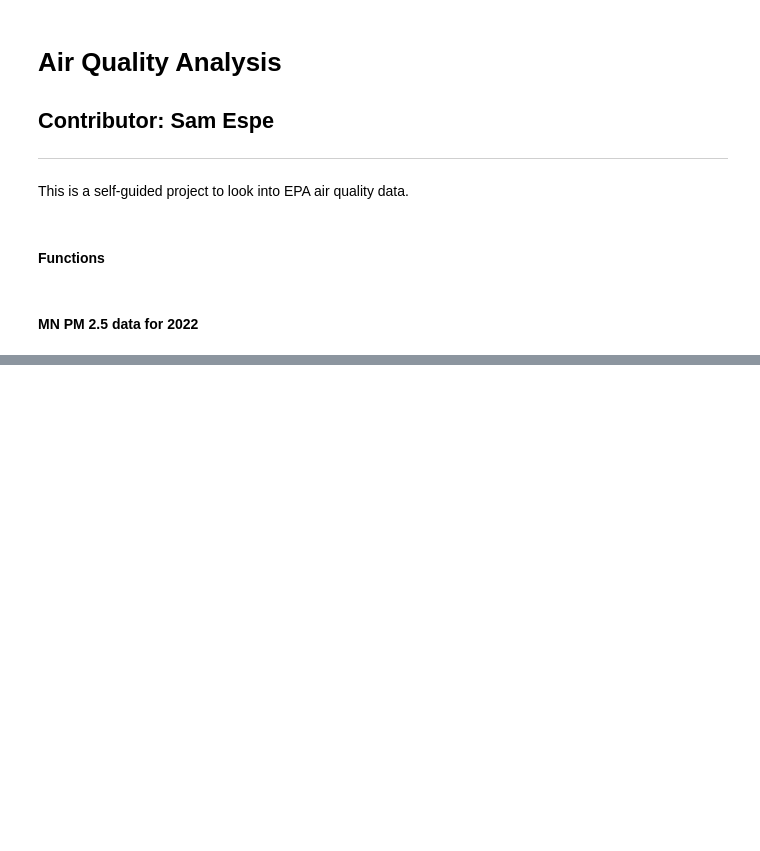
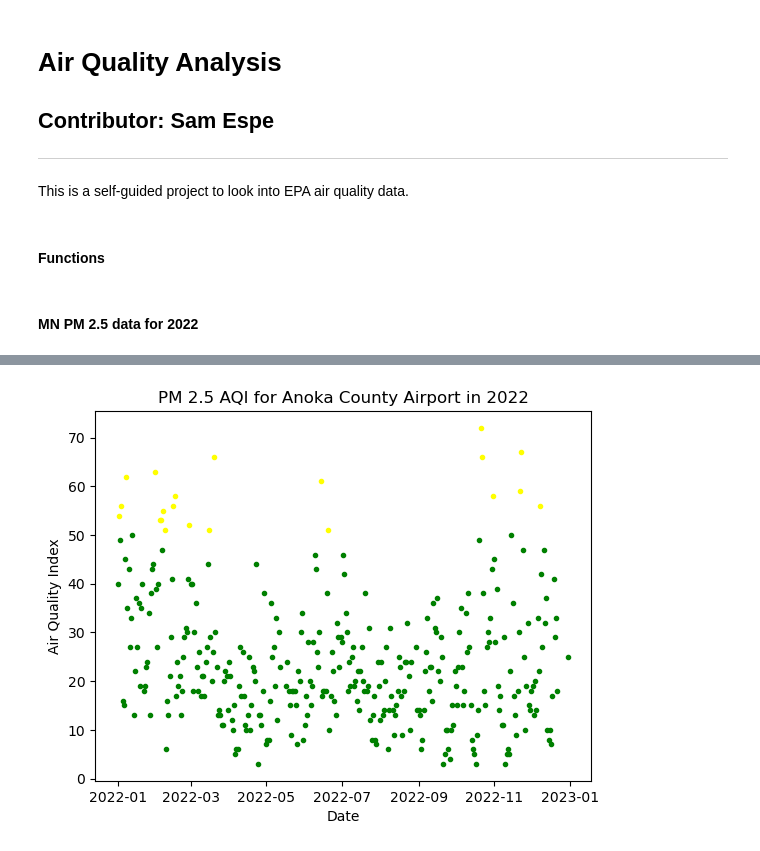
Before and after one commit to SamEspe/Air_Quality_Analysis, a Jupyter notebook: Air_Quality_Analysis.ipynb, the cells around one changed output, grey strips where cells are left out. Drawn from its saved outputs; the diff is of its cells as text; code cells hidden in the pictures; blank space fills up the shorter version.

```diff
--- a/Air_Quality_Analysis.ipynb
+++ b/Air_Quality_Analysis.ipynb
@@ -104,3 +104,10 @@ def scatter_plot_color(df_name, pollutant_name, location_name, year):
     plt.show()
 # %% [markdown]
 #### MN PM 2.5 data for 2022
+# %%
+# Clean data for 2022
+mn_pm25_2022 = clean_data("Data/2022_MN_PM_25.csv")
+# %%
+# Split data for 2022
+mn_pm25_2022_dict = data_split(mn_pm25_2022, "MN", "PM_2_5", 2022)
+mn_pm25_2022_dict
@@ -106,0 +154,4 @@ def scatter_plot_color(df_name, pollutant_name, location_name, year):
+# %%
+scatter_plot_color(mn_pm25_2022_dict["Anoka_County_Airport_MN_PM_2_5_2022"], "PM 2.5", "Anoka County Airport", 2022)
+# %% [output]
+[figure, added]
```
Also changed, not shown: parts of 6 cells of this notebook.
